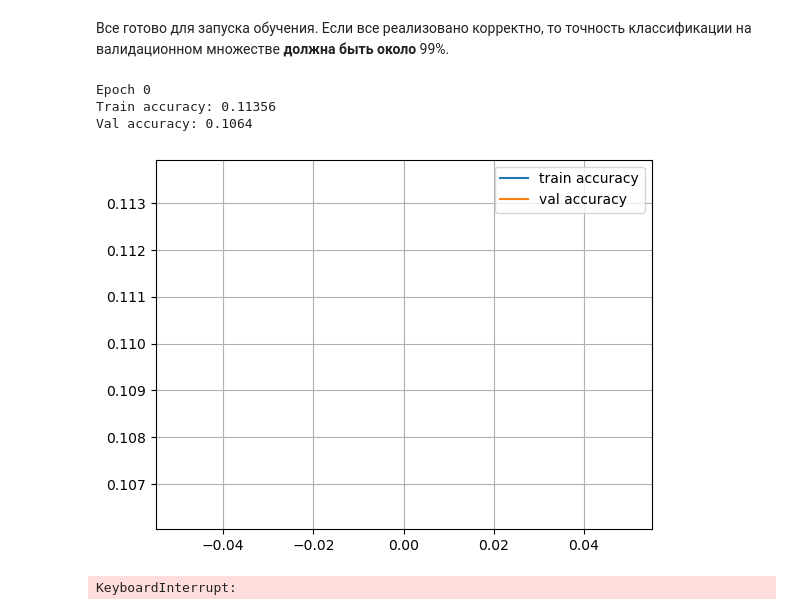
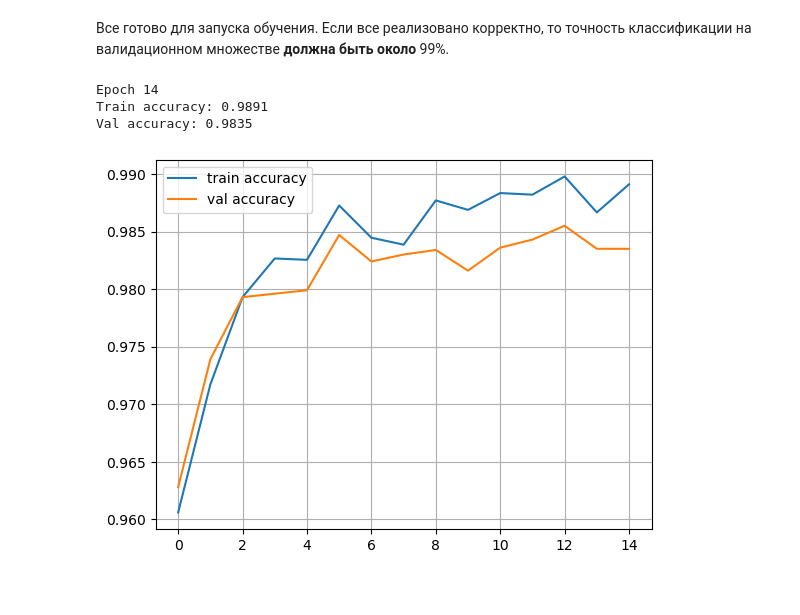
Before and after one commit to Zararest/Python-ML, a Jupyter notebook: hw2-1/hw_2_1_cnn_layers.ipynb, the cells around one changed output. Saved outputs shown, nothing was run; the diff lists cells and outputs as text; code cells hidden in the pictures.

```diff
--- a/hw2-1/hw_2_1_cnn_layers.ipynb
+++ b/hw2-1/hw_2_1_cnn_layers.ipynb
@@ -204,10 +206,8 @@ class Dense(Layer):
 # %%
 class Conv2d(Layer):
-    def __init__(self, input_channels, output_channels, kernel_size, learning_rate=0.1):
+    def __init__(self, input_channels, output_channels, kernel_size):
         self.weights = np.random.randn(input_channels, output_channels, kernel_size, kernel_size)*0.01
         self.biases = np.zeros(output_channels)
-
-        self.learning_rate = learning_rate
 
         self.grad_weights = None
         self.grad_biases = None
@@ -250,7 +250,7 @@ class Conv2d(Layer):
 
     def _flip_transpose(tensor):
         tensor = np.flip(tensor, (2, 3))
-        tensor = np.moveaxis(tensor, 2, 3) # this should work
+        tensor = np.transpose(tensor, (1, 0, 2, 3))
         return tensor
 
     def get_grad_weights(self):
@@ -279,20 +279,16 @@ class Conv2d(Layer):
         """
         return Conv2d._conv(input, self.weights, self.biases)
 
-
     def backward(self, input, grad_output):
         # Grad output has the shape [batch, output_channels, output_height, output_width]
         # I don't know how this is possible, but if I move these axises, convolution just works
-        input = np.moveaxis(input, 0, 1)
-        self.grad_weights = Conv2d._conv(input, grad_output, None)
-        input = np.moveaxis(input, 0, 1)
+        self.grad_weights = Conv2d._conv(np.moveaxis(input, 0, 1), grad_output, None)
         # dldb = dldz * dzdb
         # dzdb = 1
         # dldz = grad_output
         # Each biases' component is applied to each element with the fixed output_chanels axis,
         #   so input gradient is the sum of all output gradients
         self.grad_biases = np.sum(grad_output, axis=(0, 2, 3))
-
         kernel_size = np.shape(self.weights)[2]
         # Probably I shouldn't change input tensor, but whatever
         grad_padded = Conv2d._pad(grad_output, 0,
@@ -300,7 +296,6 @@ class Conv2d(Layer):
                                    np.shape(input)[3] + kernel_size - 1) # Should be right
         tmp_weights = np.copy(self.weights)
         tmp_weights = Conv2d._flip_transpose(tmp_weights)
-        tmp_weights = np.moveaxis(tmp_weights, 0, 1)
         grad_input = Conv2d._conv(grad_padded, tmp_weights, None)
 
         # Gradient step is in a separate optimizer
@@ -558,14 +532,16 @@ class LRScheduler:
         self.lr = lr
         self.current_step = 0
 
+    def new_epoch(self):
+      self.current_step += 1
+
     def get_lr(self):
       """
       Update learing rate for current iteration
       """
       current_lr = self.lr / (self.current_step + 1)
       #<your code here>
-      self.current_step += 1
-      return current_lr
+      return self.lr
 
     def reset(self):
        self.current_step = 0
@@ -595,13 +571,13 @@ for i in range(4):
 # %%
 network = []
 network.append(Conv2d(1, 4, 5))
-#network.append(MaxPool2d(2))
+network.append(MaxPool2d(2))
 network.append(ReLU())
 network.append(Conv2d(4, 8, 5))
-#network.append(MaxPool2d(2))
+network.append(MaxPool2d(2))
 network.append(ReLU())
 network.append(Flatten())
-network.append(Dense(3200, 10))
+network.append(Dense(128, 10))
 # %%
 learning_rate = 0.1
 
@@ -683,24 +659,25 @@ val_log = []
 # %%
 for epoch in range(15):
 
     for x_batch,y_batch in iterate_minibatches(X_train, y_train, batchsize=32, shuffle=True):
         train(network, x_batch, y_batch, optimizer, scheduler)
+
+    scheduler.new_epoch()
 
     train_log.append(np.mean(predict(network, X_train) == y_train))
     val_log.append(np.mean(predict(network, X_val) == y_val))
 
     clear_output()
     print("Epoch",epoch)
     print("Train accuracy:",train_log[-1])
     print("Val accuracy:",val_log[-1])
     plt.plot(train_log,label='train accuracy')
     plt.plot(val_log,label='val accuracy')
     plt.legend(loc='best')
     plt.grid()
     plt.show()
 # %% [output]
-Epoch 0
-Train accuracy: 0.11356
-Val accuracy: 0.1064
+Epoch 14
+Train accuracy: 0.9891
+Val accuracy: 0.9835
-[figure, old version]
+[figure, new version]
-KeyboardInterrupt:
```
Also changed, not shown: parts of 6 cells of this notebook.
